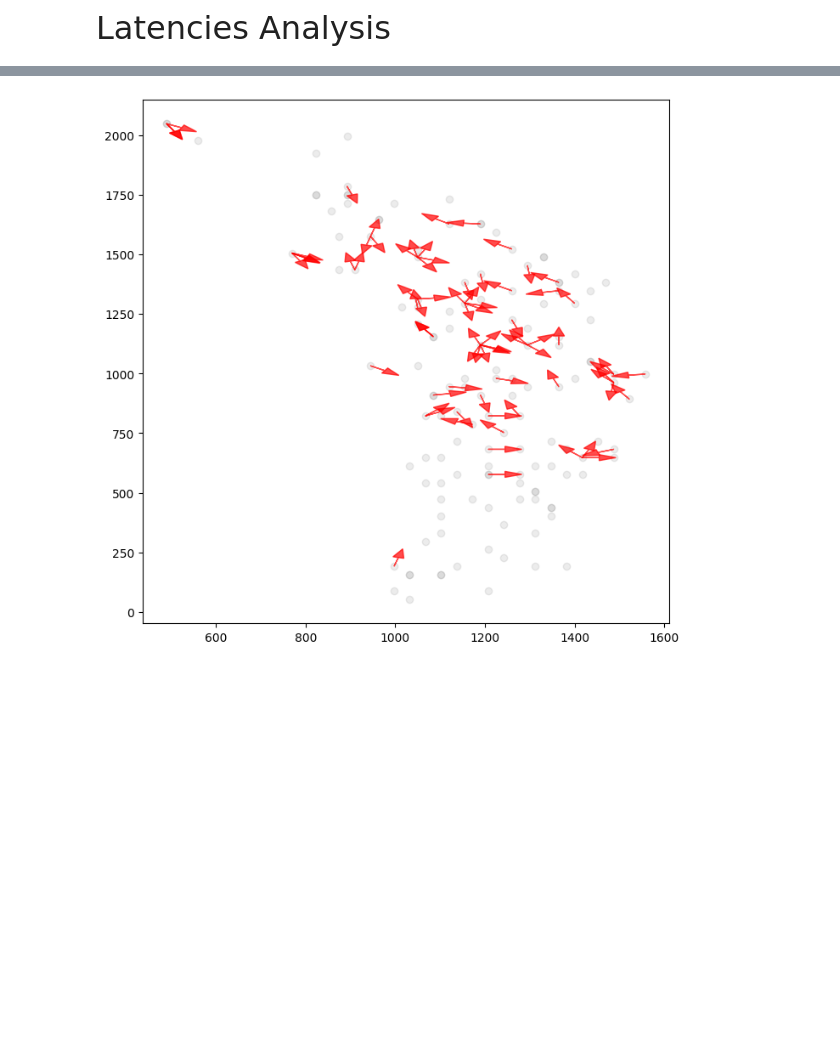
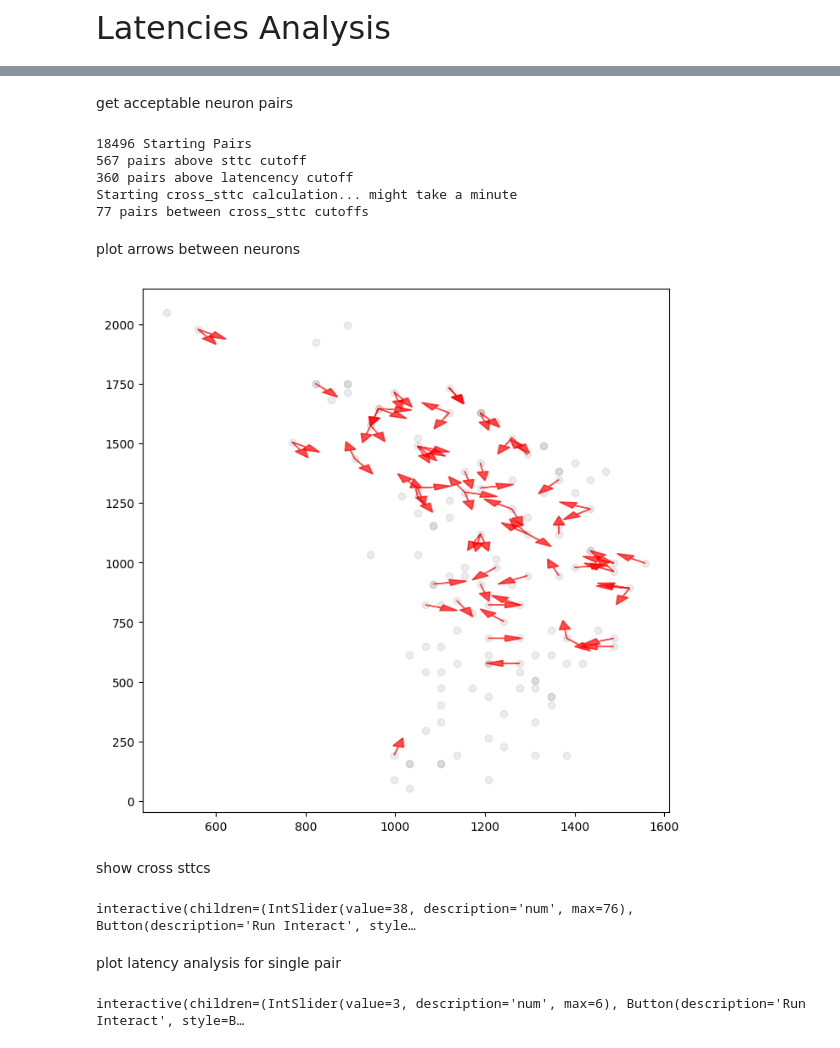
Before and after one commit to braingeneers/midbrain_parkinsons, a Jupyter notebook: tutorials/spike_data/6_latencies_analysis.ipynb, the cells around one changed output, grey strips where cells are left out. Cells and saved outputs as stored; diff of their text form; code cells hidden in the pictures; blank space fills up the shorter version.

Commit message:
organized latencies

```diff
--- a/tutorials/spike_data/6_latencies_analysis.ipynb
+++ b/tutorials/spike_data/6_latencies_analysis.ipynb
@@ -10,10 +11,5 @@ import pickle
 # %%
-# load arrows data
-file = open('/workspaces/human_hippocampus/data/ephys/2023-04-02-e-hc328_unperturbed/arrows/pairs/deltas_20ms_cuttoff_2_15ms.pkl', 'rb')
-arrows = pickle.load(file)
+
+file = open('/workspaces/human_hippocampus/data/ephys/2023-04-02-e-hc328_unperturbed/sd_ca1_curated.pkl', 'rb')
+sd = pickle.load(file)
 file.close()
-
-# load original spikedata Spike Data
-# file = open('/workspaces/human_hippocampus/data/ephys/2023-04-02-e-hc328_unperturbed/sd_ca1_curated.pkl', 'rb')
-# sd = pickle.load(file)
-# file.close()
@@ -107,4 +16,33 @@ latencies.vector_plot( arrows["pairs"], arrows["lags"], arrows["neuron_xy"], nor
-# %%
-latencies.vector_plot( arrows["pairs"], arrows["lags"], arrows["neuron_xy"] )
-# %% [output]
-[figure, removed]
+# %% [markdown]
+get acceptable neuron pairs
+# %%
+good_pairs = curate_latencies(sd)
+# %% [output]
+18496 Starting Pairs
+567 pairs above sttc cutoff
+360 pairs above latencency cutoff
+Starting cross_sttc calculation... might take a minute
+77 pairs between cross_sttc cutoffs
+# %% [markdown]
+plot arrows between neurons
+# %%
+plot_vector_layout( sd, good_pairs )
+# %% [output]
+[figure, added]
+# %% [markdown]
+show cross sttcs
+# %%
+@interact_manual
+def showSttcs(num=(0,len(good_pairs)-1)):
+    plt.plot( cross_sttc( good_pairs[num,0], good_pairs[num,1], sd) )
+    plot_vector_layout( sd, np.array([good_pairs[num]]) , normalize=False )
+# %% [output]
+interactive(children=(IntSlider(value=38, description='num', max=76), Button(description='Run Interact', style…
+# %% [markdown]
+plot latency analysis for single pair
+# %%
+@interact_manual(num=(0,len(good_pairs)-1))
+def analyzePair(num):
+    plot_pair_analysis( good_pairs[num][0], good_pairs[num][1], sd)
+# %% [output]
+interactive(children=(IntSlider(value=3, description='num', max=6), Button(description='Run Interact', style=B…
```
Also changed, not shown: parts of 15 cells of this notebook, 11 other files.
